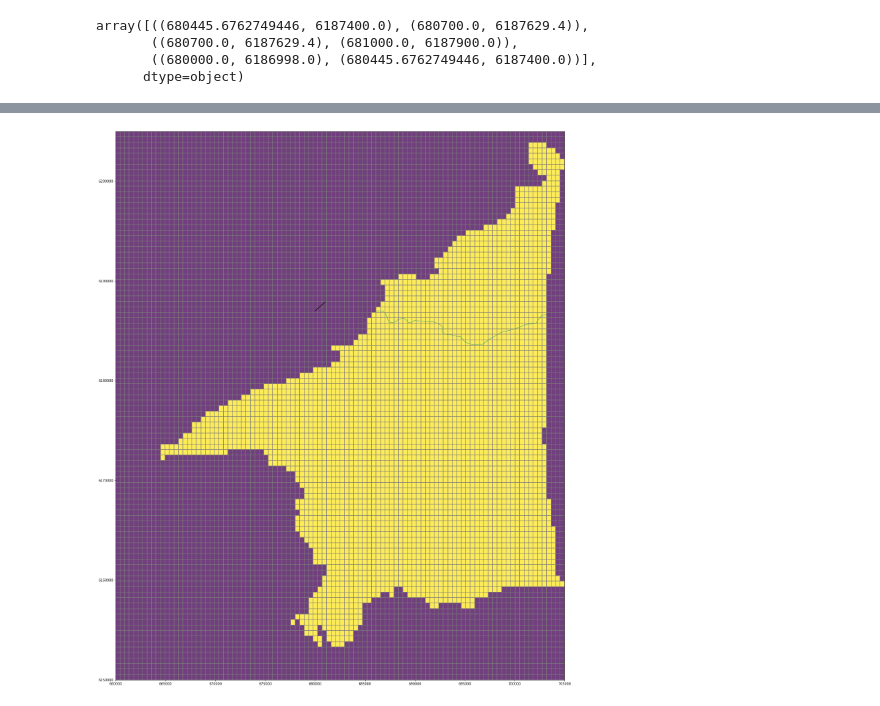
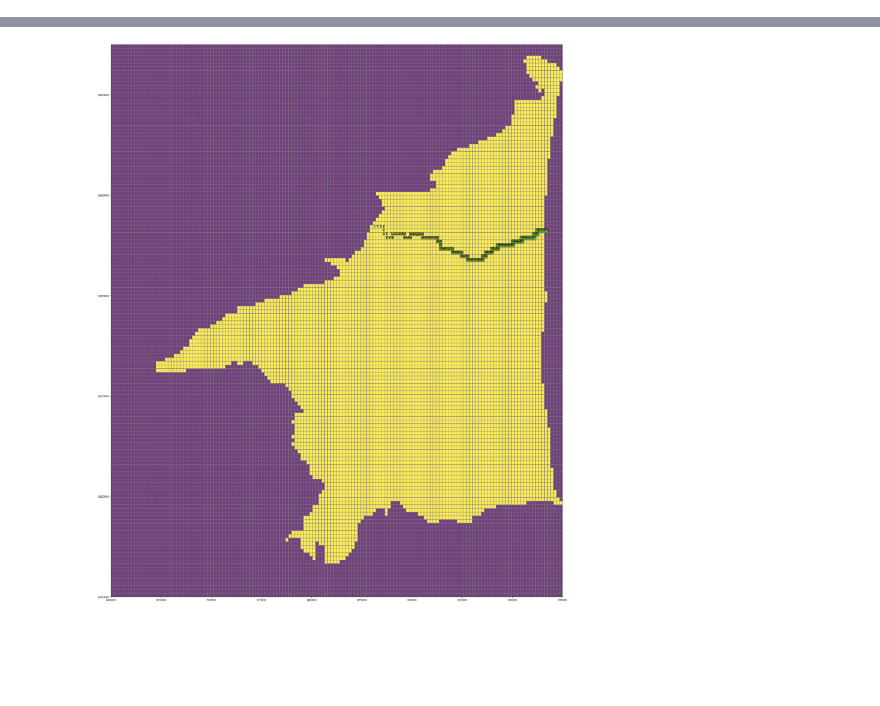
Before and after one commit to LudovicSchorpp/TM_Ludovic_Schorpp, a Jupyter notebook: codes_tests/Modeles2D/test_premier_model/test_import_rivers.ipynb, the cells around one changed output, grey strips where cells are left out. Saved outputs shown, nothing was run; the diff lists cells and outputs as text; code cells hidden in the pictures; blank space fills up the shorter version.

```diff
--- a/codes_tests/Modeles2D/test_premier_model/test_import_rivers.ipynb
+++ b/codes_tests/Modeles2D/test_premier_model/test_import_rivers.ipynb
@@ -32,8 +32,8 @@ x0,y0,x1,y1 = get_MNTbbox(MNT_path)
 Lx = x1-x0
 Ly = y1-y0
 nlay = 1
-ncol = 100
-nrow = 100
+ncol = 150
+nrow = 150
 delr = np.ones(ncol)*(Lx/ncol)
 delc = np.ones(nrow)*(Ly/nrow)
 botm = -100
@@ -50,19 +50,20 @@ lst_domain = gp2idomain(R,grid,idomain,area=3)
 BC_Agly = gp.read_file(Agly_path)
 #BC_Agly = BC_Agly.sort_values(by="ORDRE").set_index("ORDRE") # sort multilines by the ORDRE column, not necessary with the new file that I created
 # %%
-ix = GridIntersect(grid) # structured doesn't work everytime...
+ix = GridIntersect(grid, method="structured") # structured doesn't work everytime...
                                              # but it allows to keep the order of the cells !
-lst_Agy = [];lst_Agy_long=[];o = -1
+lst_Agy = [];lst_Agy_long=[];o = 0
 
 for i in range(BC_Agly.shape[0]):
     cellids = ix.intersect_linestring(BC_Agly.iloc[i].geometry).cellids
     long = ix.intersect_linestring(BC_Agly.iloc[i].geometry).lengths
     for irow,icol in cellids:
-        o = o + 1
+
         cell_riv = (0,irow,icol)
-        if (cell_riv not in lst_Agy) & (cell_riv in lst_domain):
+        if (cell_riv not in lst_Agy):
             lst_Agy.append(cell_riv)
             lst_Agy_long.append(long[o])
+            o = o + 1
 
 # calculate the heads along the river
 lst_Agy_long = np.array(lst_Agy_long) # make an array
@@ -78,4 +79,3 @@ for idx in range(lst_Agy_long.shape[0]): # loop for calculating the heads (can a
     else:
         len_cum += 0.5 * (lst_Agy_long[idx-1]+lst_Agy_long[idx])
     H_riv[idx] = H_us + len_cum * dh_dl
-lst_Agy
@@ -149,10 +139,0 @@ for i in range(len(coord_agly)):
-# %%
-i = 5
-lsi = LineString([(680000,6186998),(681000,6187900)])
-# %%
-ix.intersect_linestring(lsi).vertices
-# %% [output]
-array([((680445.6762749446, 6187400.0), (680700.0, 6187629.4)),
-       ((680700.0, 6187629.4), (681000.0, 6187900.0)),
-       ((680000.0, 6186998.0), (680445.6762749446, 6187400.0))],
-      dtype=object)
@@ -165,7 +160,7 @@ dis = fp.mf6.ModflowGwfdis(gwf, nlay=nlay, nrow=nrow, ncol=ncol,
                               delr=delr, delc=delc,
                               top=top, botm=botm,xorigin=x0,yorigin=y0,idomain=idomain)
 # %%
-fig = plt.figure(figsize=(30,30))
+fig = plt.figure(figsize=(40,40))
 ax = fig.add_subplot(aspect='equal')
 
 mm = fp.plot.PlotMapView(model=gwf)
@@ -173,4 +168,11 @@ mm.plot_array(dis.idomain.array,alpha=0.5)
 #fp.plot.plot_shapefile(R_path,ax=ax,facecolor = "brown",alpha=0.5)
 fp.plot.plot_shapefile(Agly_path,ax=ax,facecolor="none",linewidth = 1)
 mm.plot_grid()
+
+
+o =0
+for i,j,k in cellids_agy:
+    o = o + 1
+    plt.scatter(gwf.modelgrid.xcellcenters[j,k],gwf.modelgrid.ycellcenters[j,k],s=o*5,alpha=0.5,c=([0,0.005*o,0]))
+    plt.text(gwf.modelgrid.xcellcenters[j,k],gwf.modelgrid.ycellcenters[j,k],"{}".format(o),size=12,ha="center")
 # %% [output]
@@ -178 +196 @@ mm.plot_grid()
-[figure, old version]
+[figure, new version]
```
Also changed, not shown: parts of 7 cells of this notebook.
